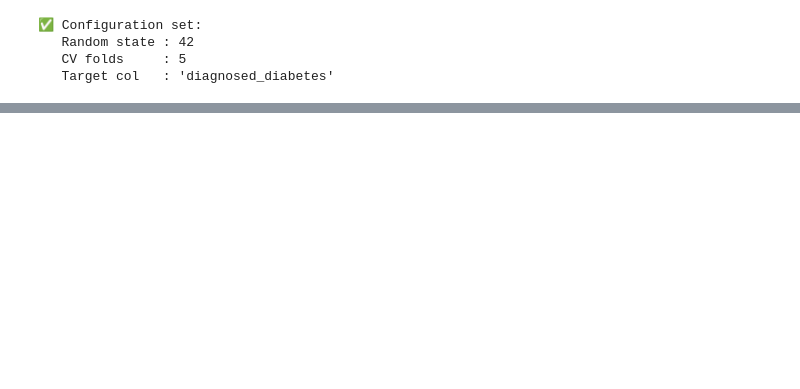
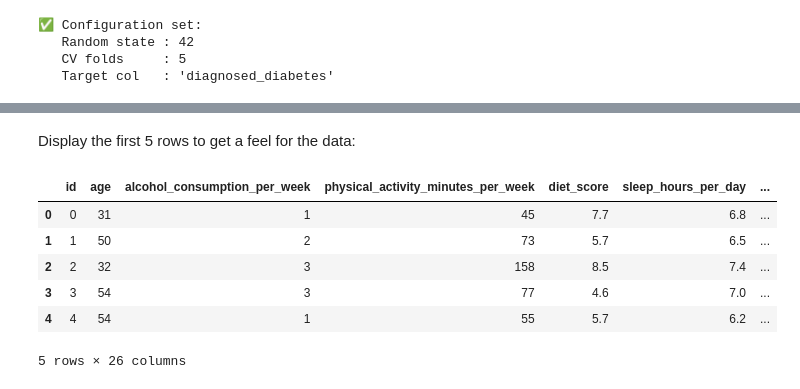
Before and after one commit to LorenzoSansone/Sansone-Diabetes-Prediction-Challenge, a Jupyter notebook: diabetes_prediction.ipynb, the cells around one changed output, grey strips where cells are left out. Saved outputs shown, nothing was run; the diff lists cells and outputs as text; code cells hidden in the pictures; blank space fills up the shorter version.

```diff
--- a/diabetes_prediction.ipynb
+++ b/diabetes_prediction.ipynb
@@ -137,0 +224,12 @@ sample_submission.csv    300000          2
+# %% [markdown]
+Display the first 5 rows to get a feel for the data:
+# %%
+df.head()
+# %% [output]
+|  | id | age | alcohol_consumption_per_week | physical_activity_minutes_per_week | diet_score | sleep_hours_per_day | ... |
+| 0 | 0 | 31 | 1 | 45 | 7.7 | 6.8 | ... |
+| 1 | 1 | 50 | 2 | 73 | 5.7 | 6.5 | ... |
+| 2 | 2 | 32 | 3 | 158 | 8.5 | 7.4 | ... |
+| 3 | 3 | 54 | 3 | 77 | 4.6 | 7.0 | ... |
+| 4 | 4 | 54 | 1 | 55 | 5.7 | 6.2 | ... |
+5 rows × 26 columns
```
Also changed, not shown: parts of 21 cells of this notebook.
